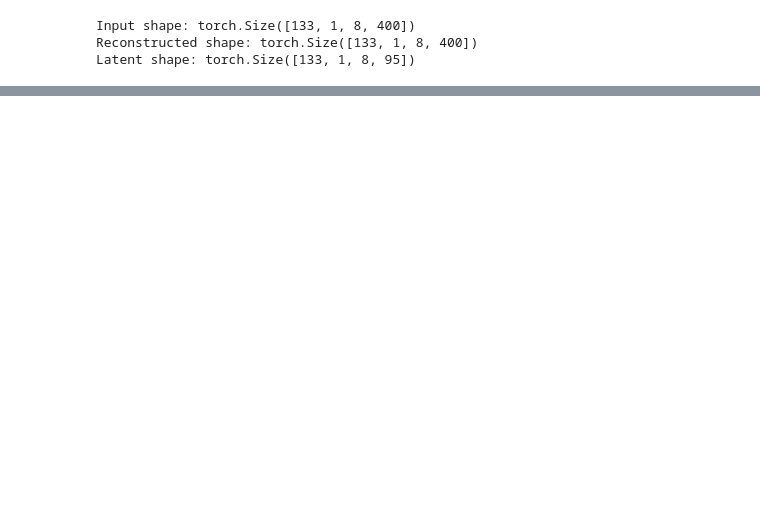
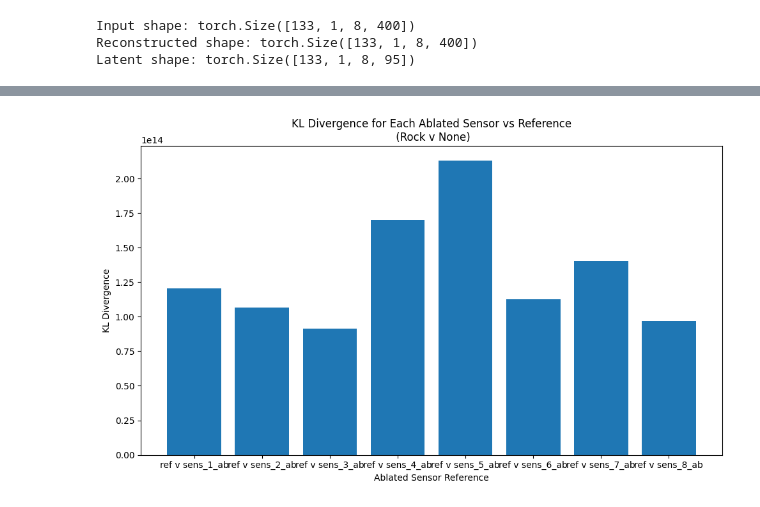
Before and after one commit to freek1/roshambo, a Jupyter notebook: significance.ipynb, the cells around one changed output, grey strips where cells are left out. Drawn from its saved outputs; the diff is of its cells as text; code cells hidden in the pictures; blank space fills up the shorter version.

Commit message:
start sig analysis rock

```diff
--- a/significance.ipynb
+++ b/significance.ipynb
@@ -141,8 +141,9 @@ Input shape: torch.Size([133, 1, 8, 400])
 Reconstructed shape: torch.Size([133, 1, 8, 400])
 Latent shape: torch.Size([133, 1, 8, 95])
 # %%
-from models import Simple1DCNN
-from scipy.stats import entropy
+import numpy as np
+import matplotlib.pyplot as plt
+from torch.utils.data import DataLoader
 
 # AE model v2 was trained on data augmented with zeros
 rock_ae_weights = torch.load("param_autoencoder_rock_v2.pth", map_location=torch.device('mps'))
@@ -150,40 +151,81 @@ rock_ae = Autoencoder_type1(dropout_rate=0.2)
 rock_ae.load_state_dict(rock_ae_weights)
 rock_ae.eval()
 
-# rock_classifier_weights = torch.load("param_classifier_rock_v2.pth", map_location=torch.device('mps'))
-# rock_classifier = Simple1DCNN(num_sensors=8, num_classes=2)
-# rock_classifier.load_state_dict(rock_classifier_weights)
-# rock_classifier.eval()
 num_sensors = 8
 
-x = torch.randn(133, 1, 8, 400)
+dir_loaders = 'dataloaders'
+rock_loader = torch.load(os.path.join(dir_loaders, 'rock_dataloader_zeros.pt'), weights_only=False)
 
-# [8, 133] entropy values for
-#    8 sensors
-#    133 samples
-entropy_values = torch.zeros(num_sensors, x.size(0), device=x.device)
+all_x = []
+for x, _ in rock_loader:
+    all_x.append(x)
+all_x = torch.cat(all_x, dim=0)
+x = all_x
+
+# reference + ablated latent spaces: [8]
+mus = torch.zeros((num_sensors+1, num_sensors))
+# reference + ablated latent spaces: [8, 8]
+sigmas = torch.zeros((num_sensors+1, num_sensors, num_sensors))
+
+# reference latent spaces (without ablation)
+_, latent_reference = rock_ae(x) # Shape: [133, 1, 8, 95]
+latent_reference = latent_reference.squeeze(1).mean(0)
+print(latent_reference.shape) # Shape: [8, 95]
+
+mus[0] = latent_reference.mean(1)
+sigmas[0] = latent_reference.cov()
 
 with torch.no_grad():
     for ablated_sensor in range(num_sensors):
         print(f"Ablating sensor {ablated_sensor + 1}/{num_sensors}")
 
-        _, latent = rock_ae(x)
+        # Ablate sensor
+        x_ablated = x.clone()
+        x_ablated[:, :, ablated_sensor, :] = 0.0
 
-        latent = latent.squeeze(1) # Shape: [133, 8*95]
+        # Get latent space
+        _, latent = rock_ae(x_ablated)
 
-        # Calculate entropy for each sample
-        entropy_values_ablated_sensor = torch.zeros(latent.size(0), device=latent.device)
-        for i in range(latent.size(0)):
-            entropy_values_per_dim_1 = torch.zeros(num_sensors, device=latent.device)
-            for j in range(num_sensors):
-                hist = torch.histc(latent[i][j], bins=50, min=latent[i][j].min(), max=latent[i][j].max())
-                prob_dist = hist / hist.sum()
-                prob_dist = prob_dist[prob_dist > 0]
-                entropy_values_per_dim_1 = -torch.sum(prob_dist * torch.log2(prob_dist))
-            entropy_values_ablated_sensor[i] = torch.mean(entropy_values_per_dim_1)
+        latent = latent.squeeze(1).mean(0) # Shape: [8, 95]
 
-        entropy_values[ablated_sensor] = entropy_values_ablated_sensor
+        mus[ablated_sensor + 1] = latent.mean(1)
+        sigmas[ablated_sensor + 1] = latent.cov()
 
-entropy_values = entropy_values.detach().cpu().numpy()
-entropy_values.shape
+
+def kld_multivariate_gaussian(mu0, sigma0, mu1, sigma1):
+    """
+    Compute KL divergence D_KL(N0 || N1) between two multivariate Gaussians N0(mu0, sigma0), N1(mu1, sigma1)
+    """
+    k = mu0.shape[0]
+    sigma1_inv = torch.linalg.inv(sigma1)
+    diff = (mu1 - mu0).unsqueeze(1)  # shape [k, 1]
+    trace_term = torch.trace(sigma1_inv @ sigma0)
+    mahalanobis = (diff.T @ sigma1_inv @ diff).squeeze()
+    log_det0 = torch.logdet(sigma0)
+    log_det1 = torch.logdet(sigma1)
+    kld = 0.5 * (log_det1 - log_det0 - k + trace_term + mahalanobis)
+    return kld.item()
+
+kld_vals = []
+for i in range(1, num_sensors+1):
+    mu_ref = mus[0]
+    sigma_ref = sigmas[0]
+    mu_ab = mus[i]
+    sigma_ab = sigmas[i]
+    kld = kld_multivariate_gaussian(mu_ref, sigma_ref, mu_ab, sigma_ab)
+    kld_vals.append(kld)
+
+
+# Create labels for each ablated sensor
+labels = [f"ref v sens_{i}_abl" for i in range(1, num_sensors+1)]
+
+plt.figure(figsize=(10, 6))
+plt.bar(labels, kld_vals)
+plt.xlabel("Ablated Sensor Reference")
+plt.ylabel("KL Divergence")
+plt.title("KL Divergence for Each Ablated Sensor vs Reference\n (Rock v None)")
+plt.tight_layout()
+plt.show()
+
+kld_vals
 # %% [output]
@@ -190,8 +233,9 @@ entropy_values.shape
 Ablating sensor 1/8
 Ablating sensor 2/8
 Ablating sensor 3/8
 Ablating sensor 4/8
 Ablating sensor 5/8
 Ablating sensor 6/8
 Ablating sensor 7/8
 Ablating sensor 8/8
+[figure, added]
```
Also changed, not shown: parts of 2 cells of this notebook.
